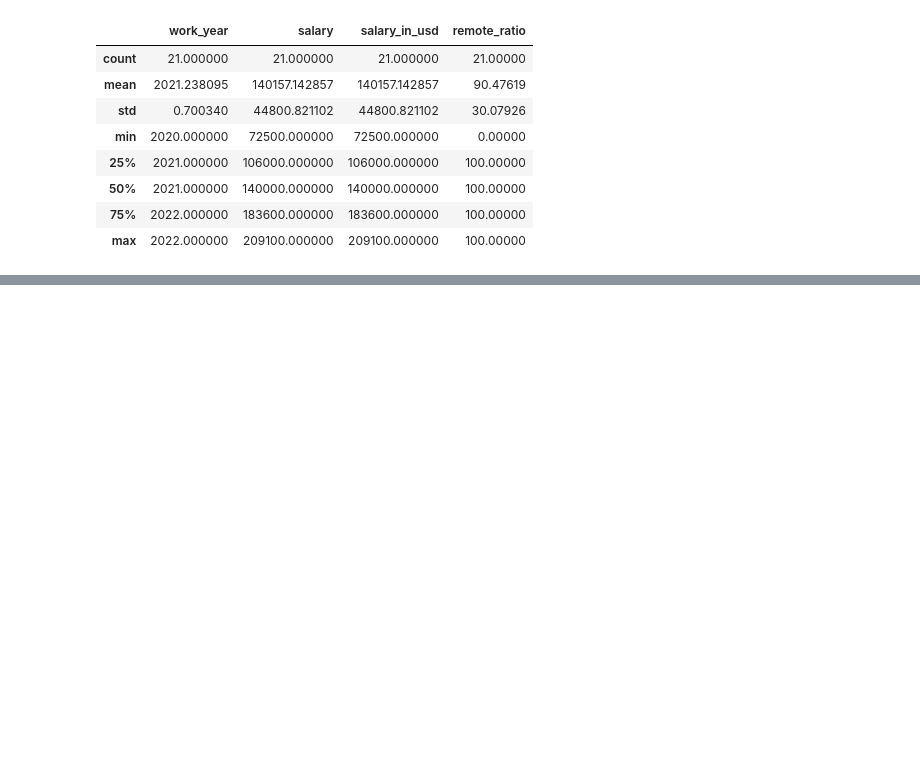
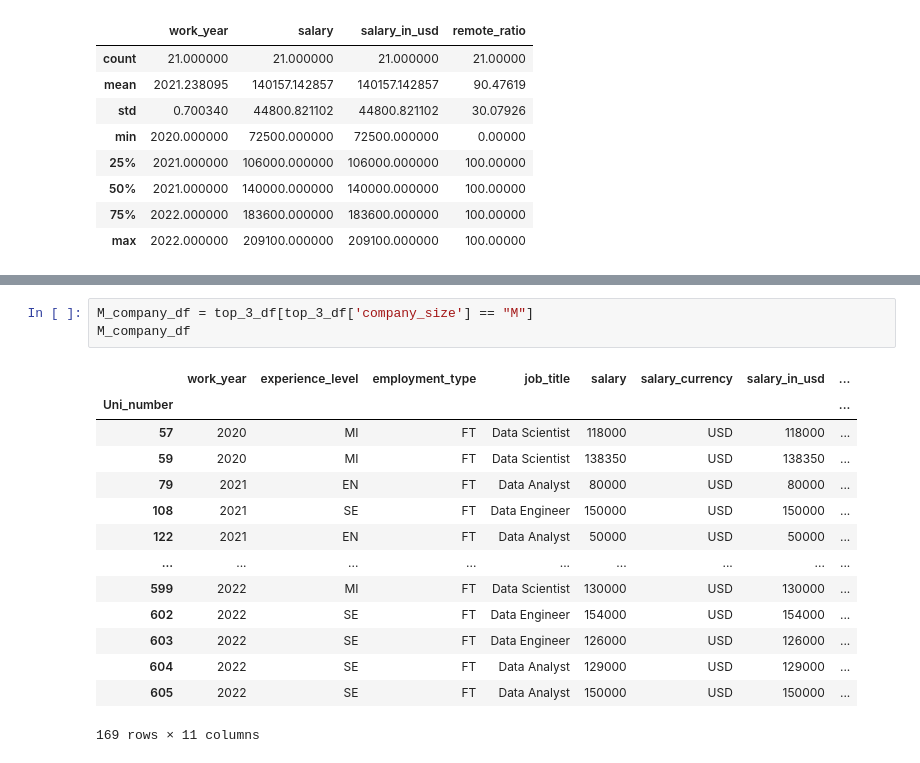
Before and after one commit to ceceliamcmillan/FinalProjectGroup01, a Jupyter notebook: DB_Analysis.ipynb, the cells around one changed output, grey strips where cells are left out. Drawn from its saved outputs; the diff is of its cells as text; blank space fills up the shorter version.

```diff
--- a/DB_Analysis.ipynb
+++ b/DB_Analysis.ipynb
@@ -151,0 +210,18 @@ L_company_df.describe()
+# %%
+M_company_df = top_3_df[top_3_df['company_size'] == "M"]
+M_company_df
+# %% [output]
+|  | work_year | experience_level | employment_type | job_title | salary | salary_currency | salary_in_usd | ... |
+| Uni_number |  |  |  |  |  |  |  | ... |
+| 57 | 2020 | MI | FT | Data Scientist | 118000 | USD | 118000 | ... |
+| 59 | 2020 | MI | FT | Data Scientist | 138350 | USD | 138350 | ... |
+| 79 | 2021 | EN | FT | Data Analyst | 80000 | USD | 80000 | ... |
+| 108 | 2021 | SE | FT | Data Engineer | 150000 | USD | 150000 | ... |
+| 122 | 2021 | EN | FT | Data Analyst | 50000 | USD | 50000 | ... |
+| ... | ... | ... | ... | ... | ... | ... | ... | ... |
+| 599 | 2022 | MI | FT | Data Scientist | 130000 | USD | 130000 | ... |
+| 602 | 2022 | SE | FT | Data Engineer | 154000 | USD | 154000 | ... |
+| 603 | 2022 | SE | FT | Data Engineer | 126000 | USD | 126000 | ... |
+| 604 | 2022 | SE | FT | Data Analyst | 129000 | USD | 129000 | ... |
+| 605 | 2022 | SE | FT | Data Analyst | 150000 | USD | 150000 | ... |
+169 rows × 11 columns
```
Also changed, not shown: parts of 11 cells of this notebook.
